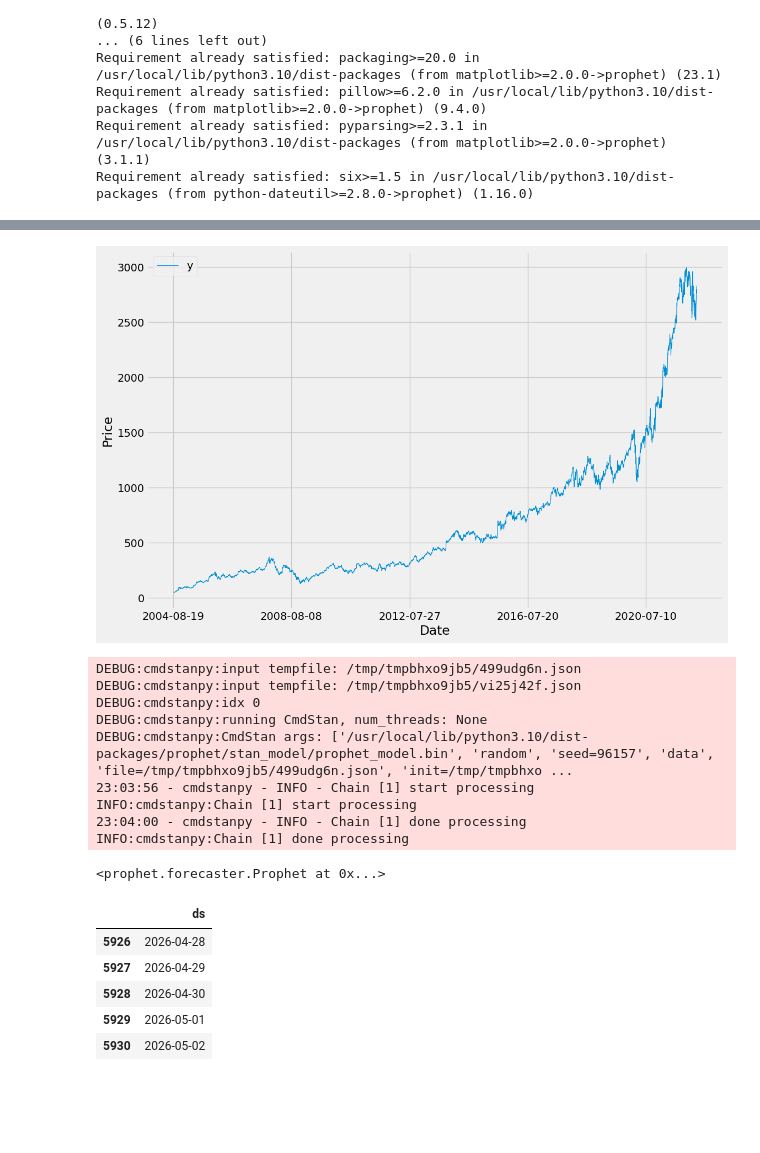
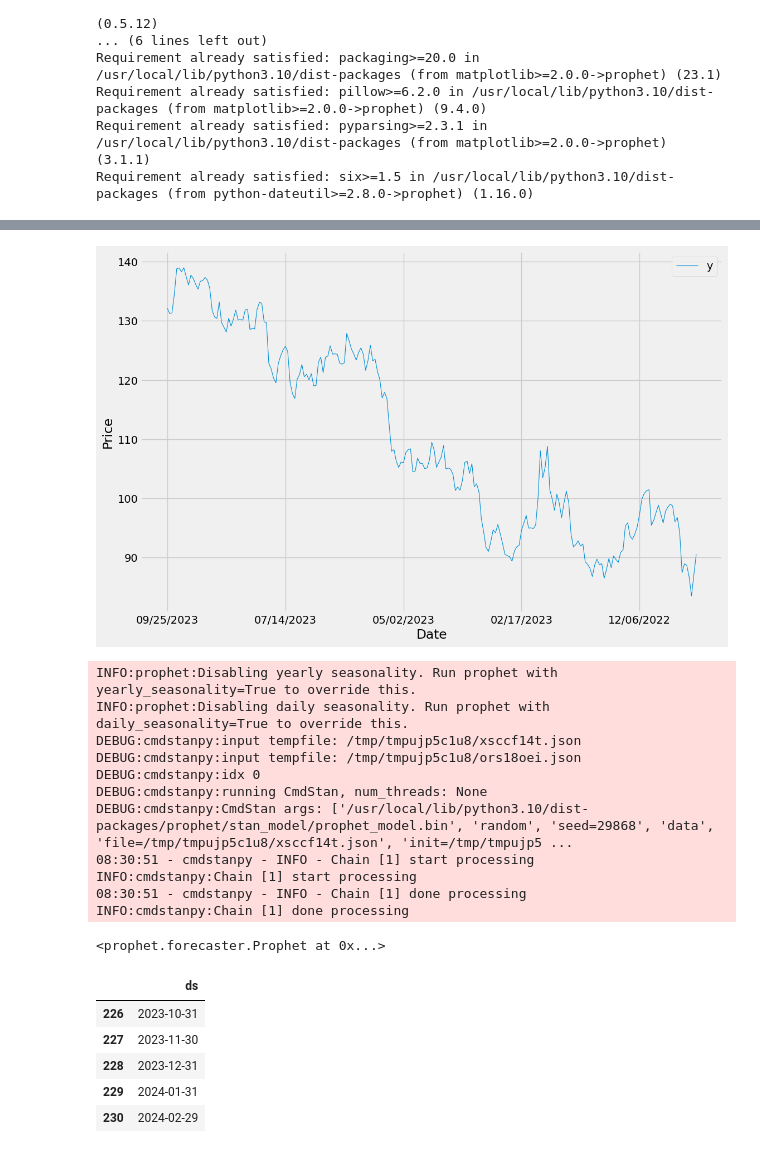
Before and after one commit to Marcotmr/Google-Stock-Price-Forecasting-with-Prophet, a Jupyter notebook: Google_Stock_Close_with_Prophet.ipynb, the cells around one changed output, grey strips where cells are left out. Saved outputs shown, nothing was run; the diff lists cells and outputs as text; code cells hidden in the pictures; blank space fills up the shorter version.

```diff
--- a/Google_Stock_Close_with_Prophet.ipynb
+++ b/Google_Stock_Close_with_Prophet.ipynb
@@ -49,4 +49,4 @@ from datetime import date, timedelta
 import matplotlib.pyplot as plt
 plt.style.use('fivethirtyeight')
 # %%
-google_stock = pd.read_csv('/content/GOOGL.csv')
+google_stock = pd.read_csv('/content/Download Data - STOCK_US_XNAS_GOOG (2).csv')
@@ -53,6 +69,6 @@ google_stock = pd.read_csv('/content/GOOGL.csv')
 # %%
 #delete unecessary columns
-google_stock = google_stock.drop(google_stock.columns[[1,2,3,5,6]], axis=1)
+google_stock = google_stock.drop(google_stock.columns[[1,2,3,5]], axis=1)
 # %%
 #Transforming to stationary data
 google_stock['y'] = (google_stock['Close'])
@@ -80,33 +112,35 @@ ax.set_ylabel('Price')
 ax.set_xlabel('Date')
 plt.show()
 # %% [output]
-[figure, old version]
+[figure, new version]
 # %%
-# set the uncertainty interval to 95% (the Prophet default is 80%)
-my_model = Prophet(interval_width=0.95, daily_seasonality=True)
+#set the uncertainty interval to 95% (the Prophet default is 80%)
+my_model = Prophet(interval_width=0.95)
 # %%
 my_model.fit(google_stock)
 # %% [output]
-DEBUG:cmdstanpy:input tempfile: /tmp/tmpbhxo9jb5/499udg6n.json
-DEBUG:cmdstanpy:input tempfile: /tmp/tmpbhxo9jb5/vi25j42f.json
+INFO:prophet:Disabling yearly seasonality. Run prophet with yearly_seasonality=True to override this.
+INFO:prophet:Disabling daily seasonality. Run prophet with daily_seasonality=True to override this.
+DEBUG:cmdstanpy:input tempfile: /tmp/tmpujp5c1u8/xsccf14t.json
+DEBUG:cmdstanpy:input tempfile: /tmp/tmpujp5c1u8/ors18oei.json
 DEBUG:cmdstanpy:idx 0
 DEBUG:cmdstanpy:running CmdStan, num_threads: None
-DEBUG:cmdstanpy:CmdStan args: ['/usr/local/lib/python3.10/dist-packages/prophet/stan_model/prophet_model.bin', 'random', 'seed=96157', 'data', 'file=/tmp/tmpbhxo9jb5/499udg6n.json', 'init=/tmp/tmpbhxo ...
-23:03:56 - cmdstanpy - INFO - Chain [1] start processing
+DEBUG:cmdstanpy:CmdStan args: ['/usr/local/lib/python3.10/dist-packages/prophet/stan_model/prophet_model.bin', 'random', 'seed=29868', 'data', 'file=/tmp/tmpujp5c1u8/xsccf14t.json', 'init=/tmp/tmpujp5 ...
+08:30:51 - cmdstanpy - INFO - Chain [1] start processing
 INFO:cmdstanpy:Chain [1] start processing
-23:04:00 - cmdstanpy - INFO - Chain [1] done processing
+08:30:51 - cmdstanpy - INFO - Chain [1] done processing
 INFO:cmdstanpy:Chain [1] done processing
 <prophet.forecaster.Prophet at 0x...>
 # %%
-future_dates = my_model.make_future_dataframe(periods=1500, freq='d')
+future_dates = my_model.make_future_dataframe(periods=6, freq='m')
 future_dates.tail()
 # %% [output]
 |  | ds |
-| 5926 | 2026-04-28 |
-| 5927 | 2026-04-29 |
-| 5928 | 2026-04-30 |
-| 5929 | 2026-05-01 |
-| 5930 | 2026-05-02 |
+| 226 | 2023-10-31 |
+| 227 | 2023-11-30 |
+| 228 | 2023-12-31 |
+| 229 | 2024-01-31 |
+| 230 | 2024-02-29 |
 # %%
 forecast = my_model.predict(future_dates)
 forecast[['ds', 'yhat', 'yhat_lower', 'yhat_upper']].tail()
```
Also changed, not shown: parts of 9 cells of this notebook.
